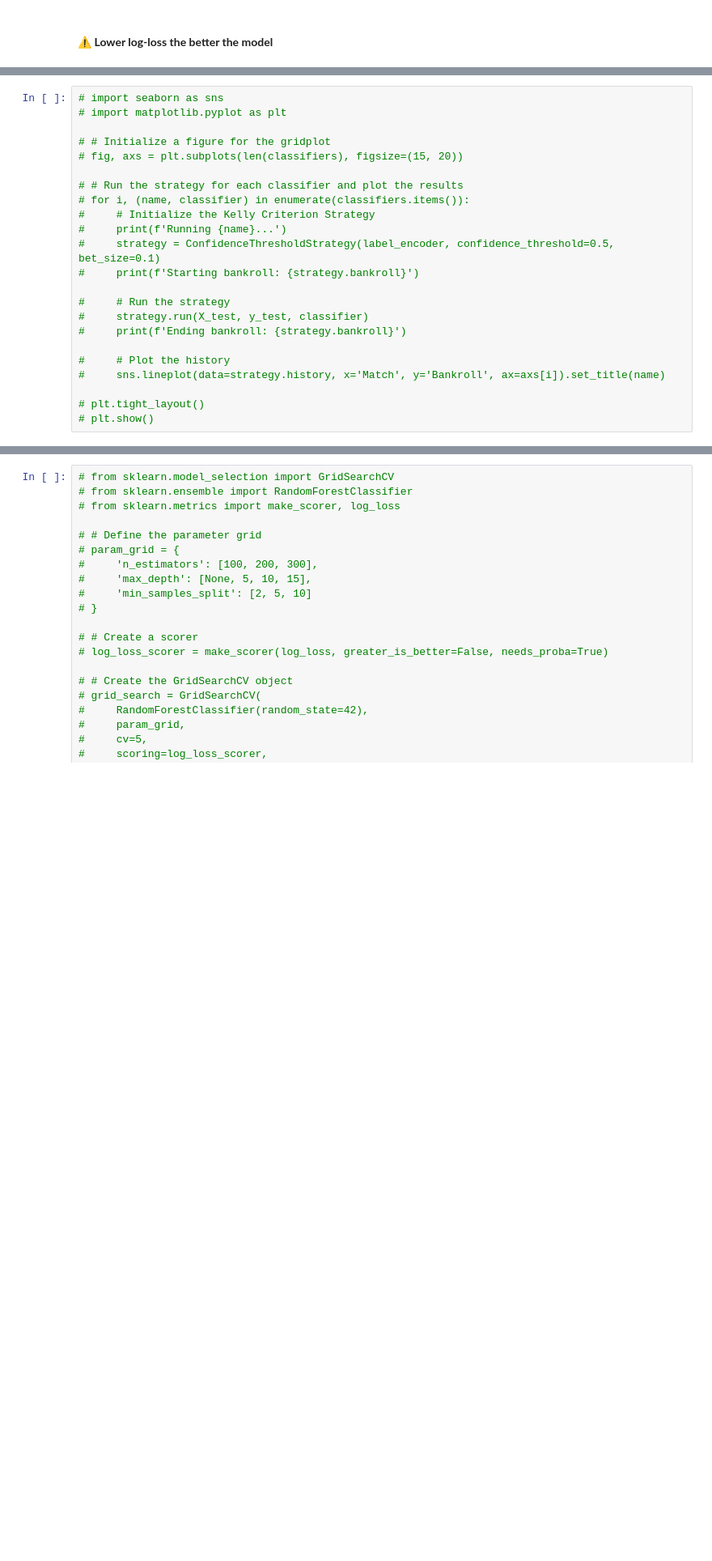
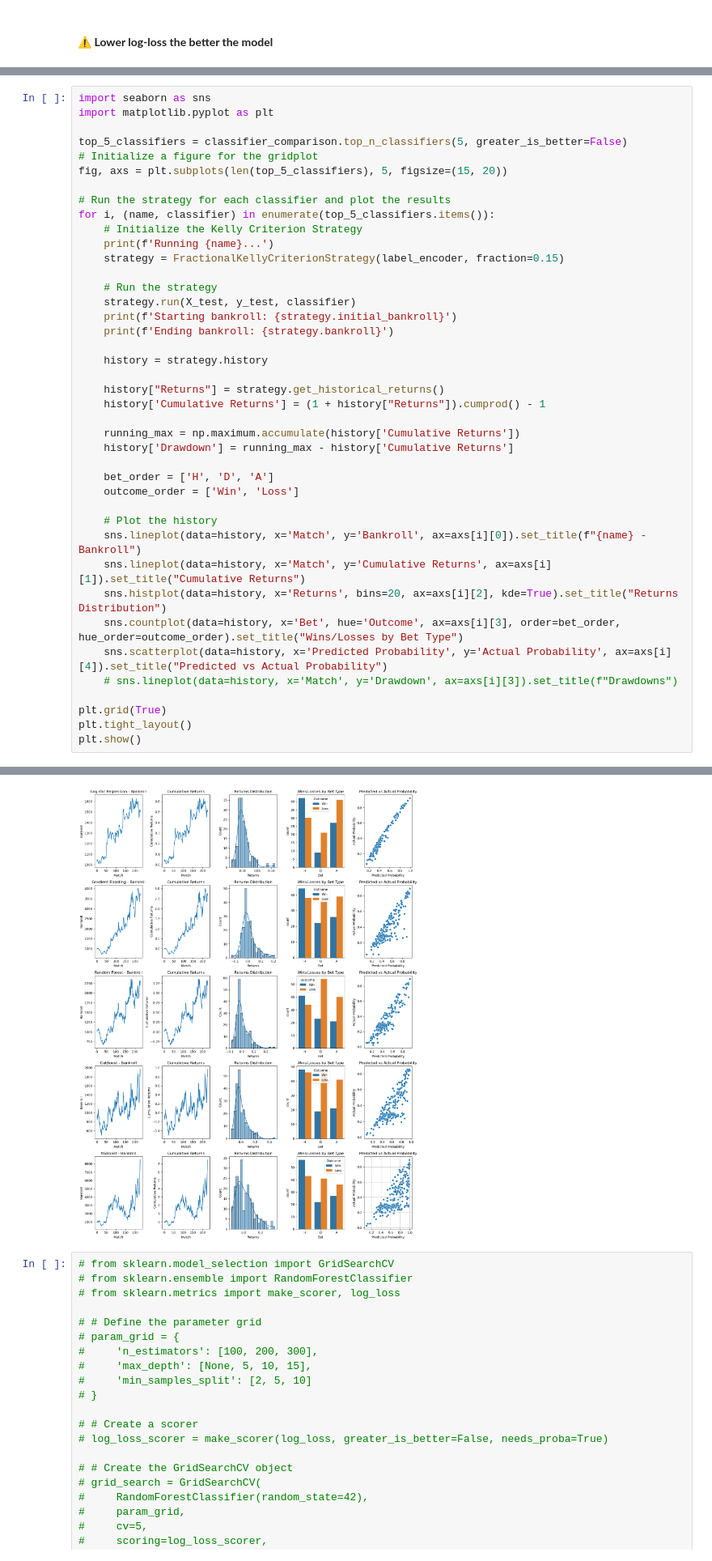
Before and after one commit to cabeywic/football-ml-betting, a Jupyter notebook: notebooks/experiments.ipynb, the cells around one changed output, grey strips where cells are left out. Shown: that part at 81% size. Cells and saved outputs as stored; diff of their text form; blank space fills up the shorter version.

```diff
--- a/notebooks/experiments.ipynb
+++ b/notebooks/experiments.ipynb
@@ -167,23 +185,42 @@ strategy.metric_report()
 # %%
-# import seaborn as sns
-# import matplotlib.pyplot as plt
+import seaborn as sns
+import matplotlib.pyplot as plt
 
-# # Initialize a figure for the gridplot
-# fig, axs = plt.subplots(len(classifiers), figsize=(15, 20))
+top_5_classifiers = classifier_comparison.top_n_classifiers(5, greater_is_better=False)
+# Initialize a figure for the gridplot
+fig, axs = plt.subplots(len(top_5_classifiers), 5, figsize=(15, 20))
 
-# # Run the strategy for each classifier and plot the results
-# for i, (name, classifier) in enumerate(classifiers.items()):
-#     # Initialize the Kelly Criterion Strategy
-#     print(f'Running {name}...')
-#     strategy = ConfidenceThresholdStrategy(label_encoder, confidence_threshold=0.5, bet_size=0.1)
-#     print(f'Starting bankroll: {strategy.bankroll}')
+# Run the strategy for each classifier and plot the results
+for i, (name, classifier) in enumerate(top_5_classifiers.items()):
+    # Initialize the Kelly Criterion Strategy
+    print(f'Running {name}...')
+    strategy = FractionalKellyCriterionStrategy(label_encoder, fraction=0.15)
 
-#     # Run the strategy
-#     strategy.run(X_test, y_test, classifier)
-#     print(f'Ending bankroll: {strategy.bankroll}')
+    # Run the strategy
+    strategy.run(X_test, y_test, classifier)
+    print(f'Starting bankroll: {strategy.initial_bankroll}')
+    print(f'Ending bankroll: {strategy.bankroll}')
 
-#     # Plot the history
-#     sns.lineplot(data=strategy.history, x='Match', y='Bankroll', ax=axs[i]).set_title(name)
+    history = strategy.history
 
-# plt.tight_layout()
-# plt.show()
+    history["Returns"] = strategy.get_historical_returns()
+    history['Cumulative Returns'] = (1 + history["Returns"]).cumprod() - 1
+
+    running_max = np.maximum.accumulate(history['Cumulative Returns'])
+    history['Drawdown'] = running_max - history['Cumulative Returns']
+
+    bet_order = ['H', 'D', 'A']
+    outcome_order = ['Win', 'Loss']
+
+    # Plot the history
+    sns.lineplot(data=history, x='Match', y='Bankroll', ax=axs[i][0]).set_title(f"{name} - Bankroll")
+    sns.lineplot(data=history, x='Match', y='Cumulative Returns', ax=axs[i][1]).set_title("Cumulative Returns")
+    sns.histplot(data=history, x='Returns', bins=20, ax=axs[i][2], kde=True).set_title("Returns Distribution")
+    sns.countplot(data=history, x='Bet', hue='Outcome', ax=axs[i][3], order=bet_order, hue_order=outcome_order).set_title("Wins/Losses by Bet Type")
+    sns.scatterplot(data=history, x='Predicted Probability', y='Actual Probability', ax=axs[i][4]).set_title("Predicted vs Actual Probability")
+    # sns.lineplot(data=history, x='Match', y='Drawdown', ax=axs[i][3]).set_title(f"Drawdowns")
+
+plt.grid(True)
+plt.tight_layout()
+plt.show()
+# %% [output]
@@ -190,3 +242,4 @@ strategy.metric_report()
+[figure, added]
 # %%
 # from sklearn.model_selection import GridSearchCV
 # from sklearn.ensemble import RandomForestClassifier
```
Also changed, not shown: parts of 9 cells of this notebook, 5 other files.
